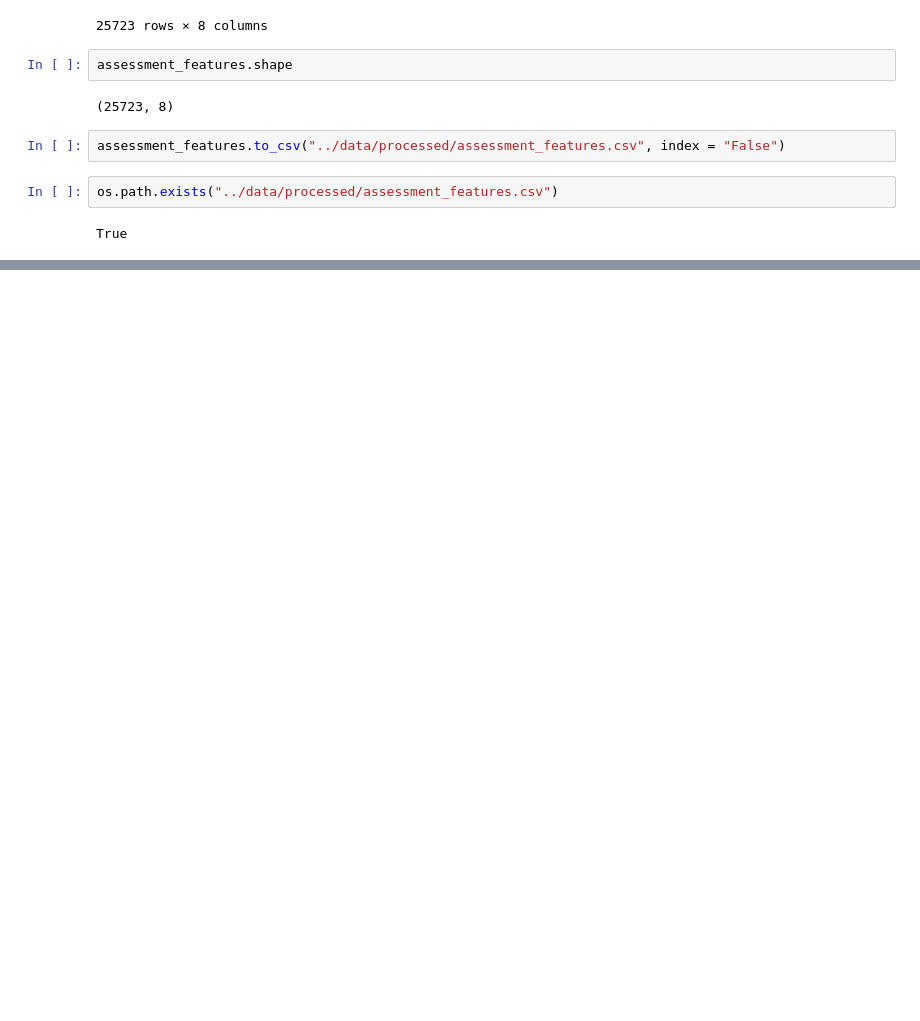
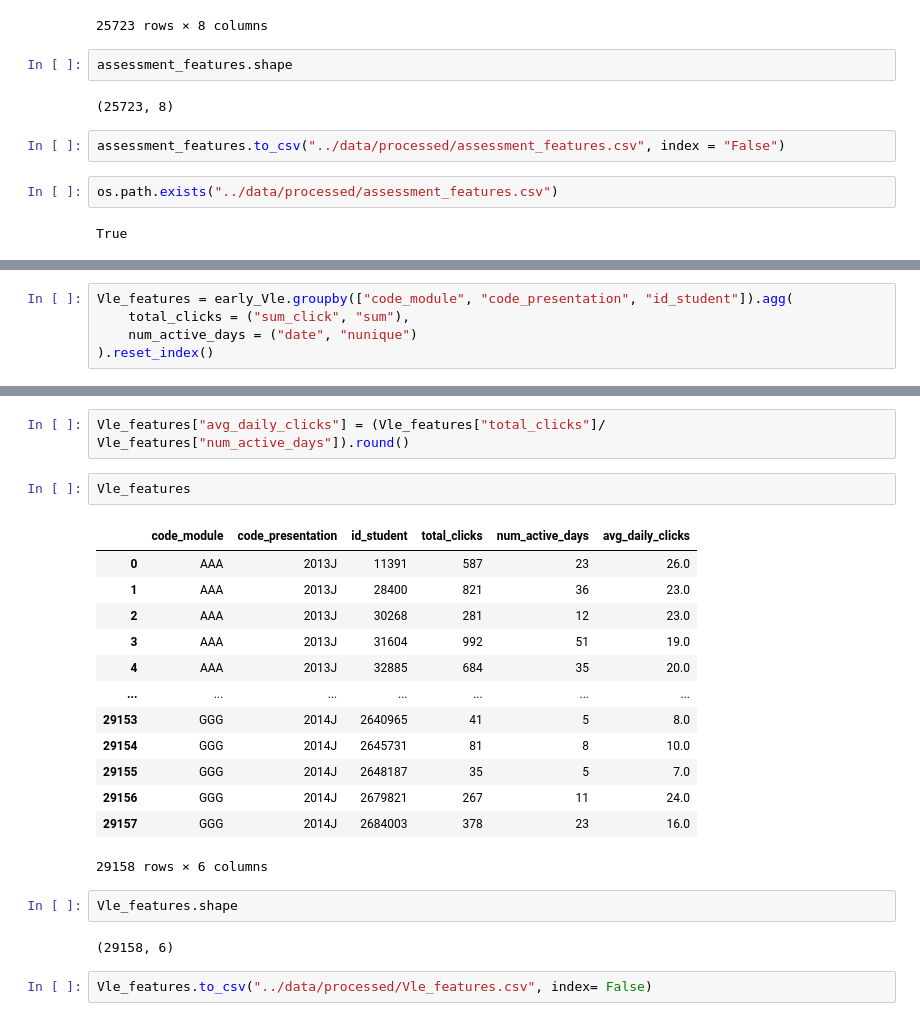
Before and after one commit to BrightTimothy/Student-performance-predictor, a Jupyter notebook: notebooks/Feature_engineering.ipynb, the cells around one changed output, grey strips where cells are left out. Saved outputs shown, nothing was run; the diff lists cells and outputs as text; blank space fills up the shorter version.

```diff
--- a/notebooks/Feature_engineering.ipynb
+++ b/notebooks/Feature_engineering.ipynb
@@ -519,0 +568,5 @@ True
+# %%
+Vle_features = early_Vle.groupby(["code_module", "code_presentation", "id_student"]).agg(
+    total_clicks = ("sum_click", "sum"),
+    num_active_days = ("date", "nunique")
+).reset_index()
@@ -519,0 +589,24 @@ True
+# %%
+Vle_features["avg_daily_clicks"] = (Vle_features["total_clicks"]/ Vle_features["num_active_days"]).round()
+# %%
+Vle_features
+# %% [output]
+|  | code_module | code_presentation | id_student | total_clicks | num_active_days | avg_daily_clicks |
+| 0 | AAA | 2013J | 11391 | 587 | 23 | 26.0 |
+| 1 | AAA | 2013J | 28400 | 821 | 36 | 23.0 |
+| 2 | AAA | 2013J | 30268 | 281 | 12 | 23.0 |
+| 3 | AAA | 2013J | 31604 | 992 | 51 | 19.0 |
+| 4 | AAA | 2013J | 32885 | 684 | 35 | 20.0 |
+| ... | ... | ... | ... | ... | ... | ... |
+| 29153 | GGG | 2014J | 2640965 | 41 | 5 | 8.0 |
+| 29154 | GGG | 2014J | 2645731 | 81 | 8 | 10.0 |
+| 29155 | GGG | 2014J | 2648187 | 35 | 5 | 7.0 |
+| 29156 | GGG | 2014J | 2679821 | 267 | 11 | 24.0 |
+| 29157 | GGG | 2014J | 2684003 | 378 | 23 | 16.0 |
+29158 rows × 6 columns
+# %%
+Vle_features.shape
+# %% [output]
+(29158, 6)
+# %%
+Vle_features.to_csv("../data/processed/Vle_features.csv", index= False)
```
Also changed, not shown: parts of 8 cells of this notebook.
